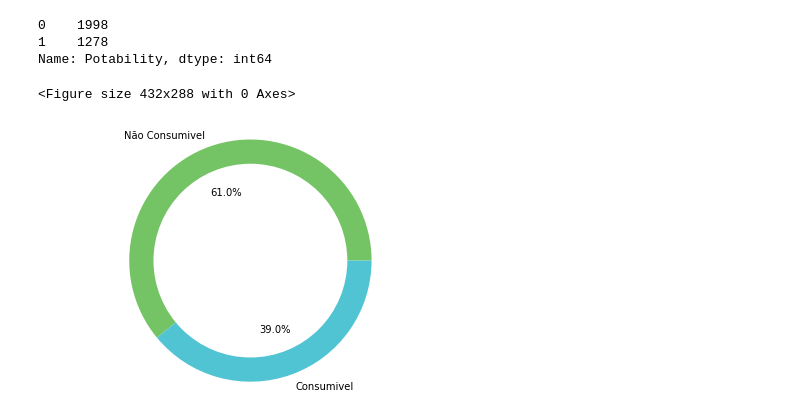
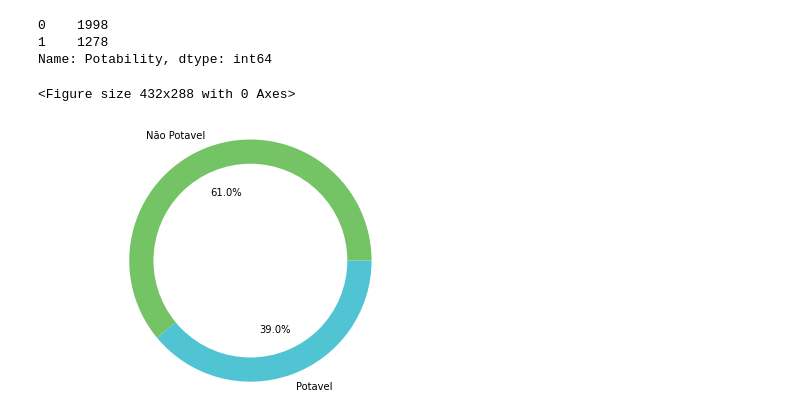
Before and after one commit to leonardo99i/Inteligencia_Artificial, a Jupyter notebook: Projeto_A3/Trabalho_A3.ipynb, the cells around one changed output. Cells and saved outputs as stored; diff of their text form; code cells hidden in the pictures.

```diff
--- a/Projeto_A3/Trabalho_A3.ipynb
+++ b/Projeto_A3/Trabalho_A3.ipynb
@@ -64,25 +64,24 @@ df['Potability'].value_counts()
 1    1278
 Name: Potability, dtype: int64
 # %%
-# Clear matplotlib and set style
 plt.clf()
 plt.style.use('ggplot')
 
 # Create subplot and pie chart
 fig1, ax1 = plt.subplots()
-ax1.pie(df['Potability'].value_counts(), colors=[verde, azul], labels=['Não Consumivel', 'Consumivel'], autopct='%1.1f%%', startangle=0, rotatelabels=False)
+ax1.pie(df['Potability'].value_counts(), colors=[verde, azul], labels=['Não Potavel', 'Potavel'], autopct='%1.1f%%', startangle=0, rotatelabels=False)
 
 #draw circle
 centre_circle = plt.Circle((0,0),0.80, fc='white')
 fig = plt.gcf()
 fig.gca().add_artist(centre_circle)
 
 # Equal aspect ratio ensures that pie is drawn as a circle
 ax1.axis('equal')
 
 # Set tighten layout and show plot
 plt.tight_layout()
 plt.show()
 # %% [output]
 <Figure size 432x288 with 0 Axes>
-[figure, old version]
+[figure, new version]
```
